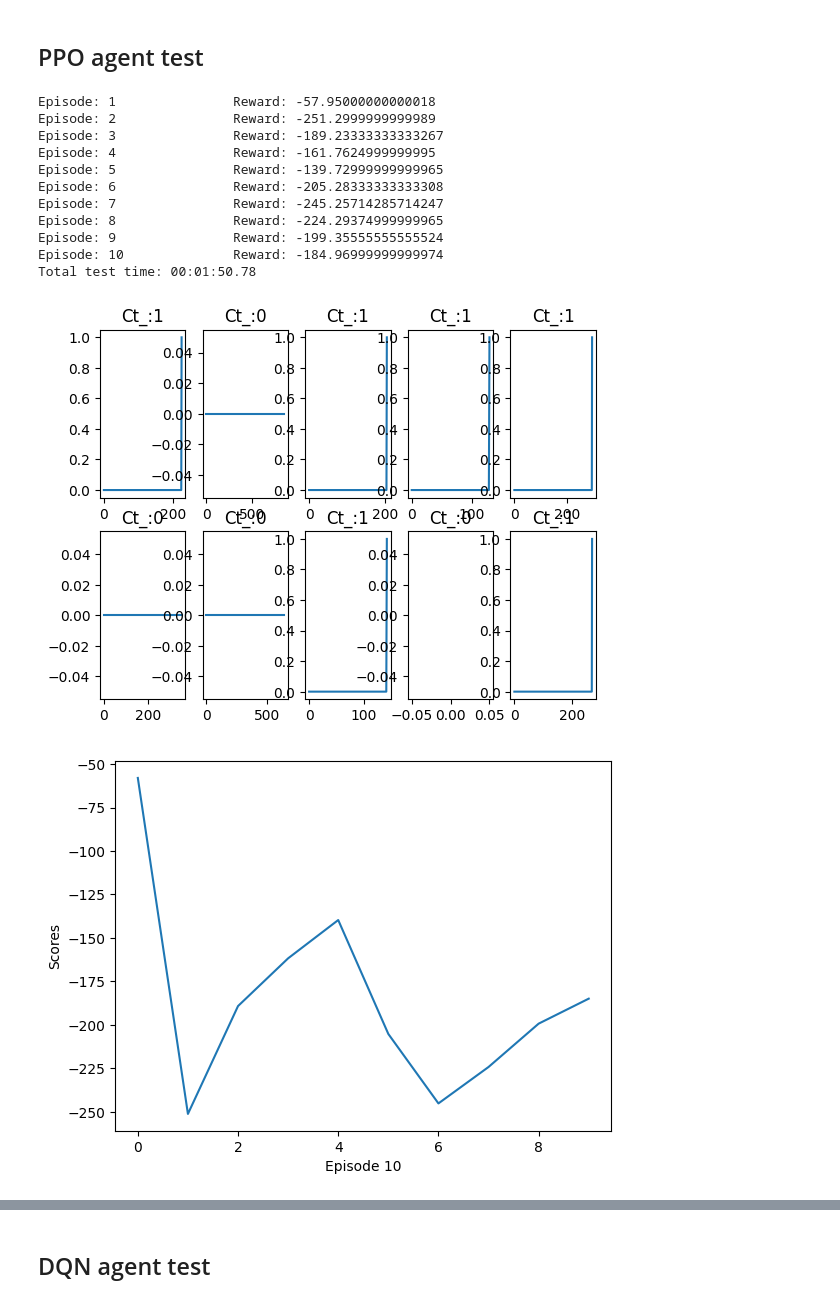
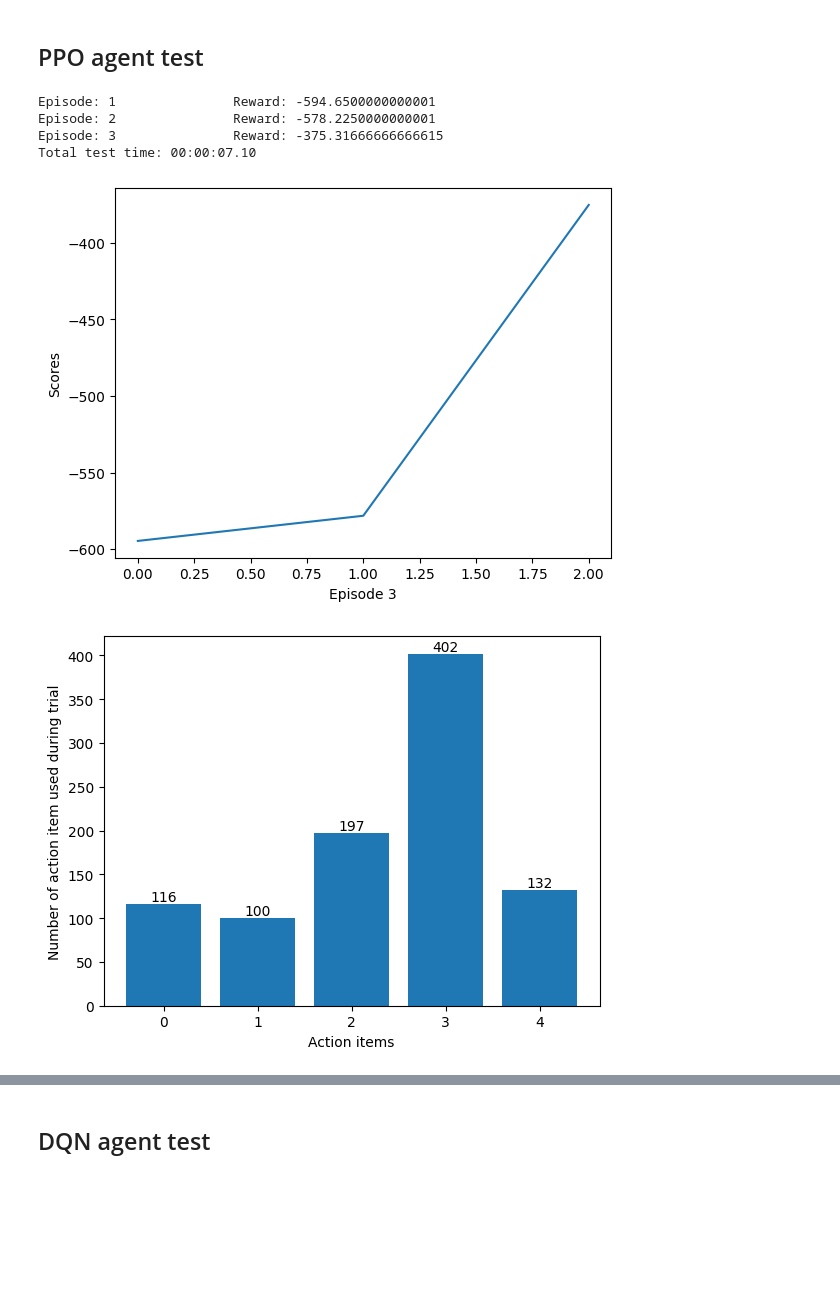
Before and after one commit to zhang-zengjie/Reward4Driving, a Jupyter notebook: LoadModelNTest.ipynb, the cells around one changed output, grey strips where cells are left out. Saved outputs shown, nothing was run; the diff lists cells and outputs as text; code cells hidden in the pictures; blank space fills up the shorter version.

```diff
--- a/LoadModelNTest.ipynb
+++ b/LoadModelNTest.ipynb
@@ -41,7 +41,8 @@ from utility import Config_DQN
 from utility import Config_DDPG
 from utility import Config_PPO
 
-Episode = 1         # test episode
+Episode = 1000         # test episode
+total_test_episodes = Episode
 Time_stamp = 1500   # time stamp -- simply initial parameters, no use in the test
 
 cfg_dqn = Config_DQN(print_ep=1, freq_save_epi=10, n_episodes=10, GAMMA=0.95, SEED=32, eps_end=0.001, max_t=1200)
@@ -66,7 +67,7 @@ agent_DDPG = Agent3(cfg_ddpg)
 agent_PPO = PPO(cfg_ppo)
 
 # create folder for the test data
-file_name = 'Test_2'
+file_name = 'Test_Default_Nearness'
 p_model = (Path()/ 'document'/'Test'/file_name)
 p_model.mkdir(parents=True, exist_ok=True)
 # %% [output]
@@ -106,8 +107,10 @@ import matplotlib.pyplot as plt
 import numpy as np
 import math
 # All folders
-Experiment = (Path()/ 'Model')
+Experiment = (Path() / 'Model')
 directory = os.walk(Experiment)
+# filter out the touching the near zoen whenever the car is about to tune angle.
+gap_threshold = 35
 folder_list = [x for x in Experiment.iterdir() if x.is_dir()]
 print(f"Folder list in Experiment:{folder_list}\n")
 
@@ -145,9 +148,9 @@ Find the default folder and load the trained model.
 > Hint: modify the number inside the braket: `DQN_folders[0]` (the Win-based pc might be the `0`, but might be varied due to basic setting.)
 # %%
 # Default
-Default_DQN_model_path = DQN_folders[0]
-Default_DDPG_model_path =DDPG_folders[0]
-Default_PPO_model_path = PPO_folders[1]
+Default_DQN_model_path = DQN_folders[1]
+Default_DDPG_model_path =DDPG_folders[1]
+Default_PPO_model_path = PPO_folders[0]
 
 device = 'cuda:0' if torch.cuda.is_available() else 'cpu' # device check for GPU avaialbility
 
@@ -393,7 +346,7 @@ from utility import get_unique_numbers
 import time
 
 test_running_reward = 0
-total_test_episodes = 10
+total_test_episodes = 3
 ac =[]
 start = time.time()
 runn_ep =[]
@@ -401,7 +354,7 @@ scores =[]
 scores_deque = deque(maxlen=100)
 avg_scores =[]
 Bmp =[]
-
+T_Bmp = []
 if p_model.is_dir():
     nb_name = 'PPO_Test_log.txt'
 with open(p_model.joinpath(nb_name), "w") as f:
@@ -417,8 +370,9 @@ with open(p_model.joinpath(nb_name), "w") as f:
             ac.append(action)
             state, reward, done, bumps = env.step(action)
             Ep_bump.append(bumps)
+            T_Bmp.append(bumps)
             ep_reward += reward
-            env.render('rgb_array') # uncommand to display -- warning: expensive resources.
+            # env.render('rgb_array') # uncommand to display -- warning: expensive resources.
             if done:
                 break
         Bmp.append(Ep_bump)
@@ -443,8 +397,19 @@ with open(p_model.joinpath(nb_name), "w") as f:
     minutes, seconds = divmod(rem, 60)
     print("Total test time: {:0>2}:{:0>2}:{:05.2f}".format(int(hours),int(minutes),seconds))
 
+    # count the bump instances.
+    count_list_PPO = []
+    for i in range(len(Bmp)):
+        count_list_PPO.append(count_impulses(Bmp[i]))
+    data_PPO = {'Bump_instance': count_list_PPO}
+    Bump_track = pd.DataFrame(data_PPO)
+    Tcount_PPO = count_edgezone(T_Bmp,gap_threshold)
+
+
     f.write("Total Test time (survive time): {:0>2}:{:0>2}:{:05.2f}\n".format(int(hours),int(minutes),seconds))
     f.write('Toal epoch:%s\n'%total_test_episodes)
+    f.write("Bump instances of total: %s\n"%Tcount_PPO)
+    f.write("Bump to edge zone %s\n"%count_edgezone(T_Bmp, gap_threshold))
     f.close()
 
 PPO_avg = avg_scores
@@ -453,54 +418,58 @@ PPO_ac = ac
 
 csv_name = f"PPO_reshape"
 score_save(scores,avg_scores,file_name=csv_name,path=p_model,print_=False) # save score table as csv file
+count_impulse_file = f"PPO_default_count"
+Bump_track.to_csv((p_model/f"{count_impulse_file}.csv")) # save bump instances as csv file
 
 # count the bump instances.
 count_list_PPO = []
 for i in range(len(Bmp)):
-    count_list.append(count_impulses(Bmp[i]))
-data = {'Bump_instance': count_list}
-Bump_track_PPO = pd.DataFrame(data)
+    count_list_PPO.append(count_impulses(Bmp[i]))
+data_PPO = {'Bump_instance': count_list_PPO}
+Bump_track_PPO = pd.DataFrame(data_PPO)
+
+# fig = plt.figure()
+# plt.plot(T_Bmp)
+# plt.title(f'Total bump instances:{count_impulses(T_Bmp)}')
 
 # # plot the bump instances.
 # for i in range(5):
 #     plt.subplot(2, 5, i+1)
 #     plt.plot(Bmp[i])
 #     plt.title(f'Ct_:{count_list[i]}')
 #     plt.subplot(2, 5, i+6)
 #     plt.plot(Bmp[i+5])
 #     plt.title(f'Ct_:{count_list[i+5]}')
+
+# fig = plt.figure()
+# plt.plot(T_Bmp)
+# plt.title(f'Total bump instances:{Tcount_PPO}')
+
 
 fig = plt.figure()
 ax = fig.add_subplot(111)
 plt.plot(avg_scores)
 # plt.plot(df['Averagescores'])
 plt.ylabel('Scores')
 plt.xlabel(f'Episode {len(avg_scores)}')
 plt.show()
 
 import matplotlib.pyplot as plt
 import pandas as pd
 
 action_list = [0,1,2,3,4]
 h=[]
 for i in action_list:
     h.append(ac.count(i))
 bar_contain = plt.bar(action_list,h)
 plt.xlabel('Action items')
 plt.ylabel('Number of action item used during trial')
 plt.bar_label(bar_contain)
 plt.show()
 # %% [output]
-Episode: 1               Reward: -57.95000000000018
-Episode: 2               Reward: -251.2999999999989
-Episode: 3               Reward: -189.23333333333267
-Episode: 4               Reward: -161.7624999999995
-Episode: 5               Reward: -139.72999999999965
-Episode: 6               Reward: -205.28333333333308
-Episode: 7               Reward: -245.25714285714247
-Episode: 8               Reward: -224.29374999999965
-Episode: 9               Reward: -199.35555555555524
-Episode: 10              Reward: -184.96999999999974
-Total test time: 00:01:50.78
+Episode: 1               Reward: -594.6500000000001
+Episode: 2               Reward: -578.2250000000001
+Episode: 3               Reward: -375.31666666666615
+Total test time: 00:00:07.10
-[figure, old version]
+[figure, new version]
-[figure, old version]
+[figure, new version]
```
Also changed, not shown: parts of 12 cells of this notebook, 17 other files.
